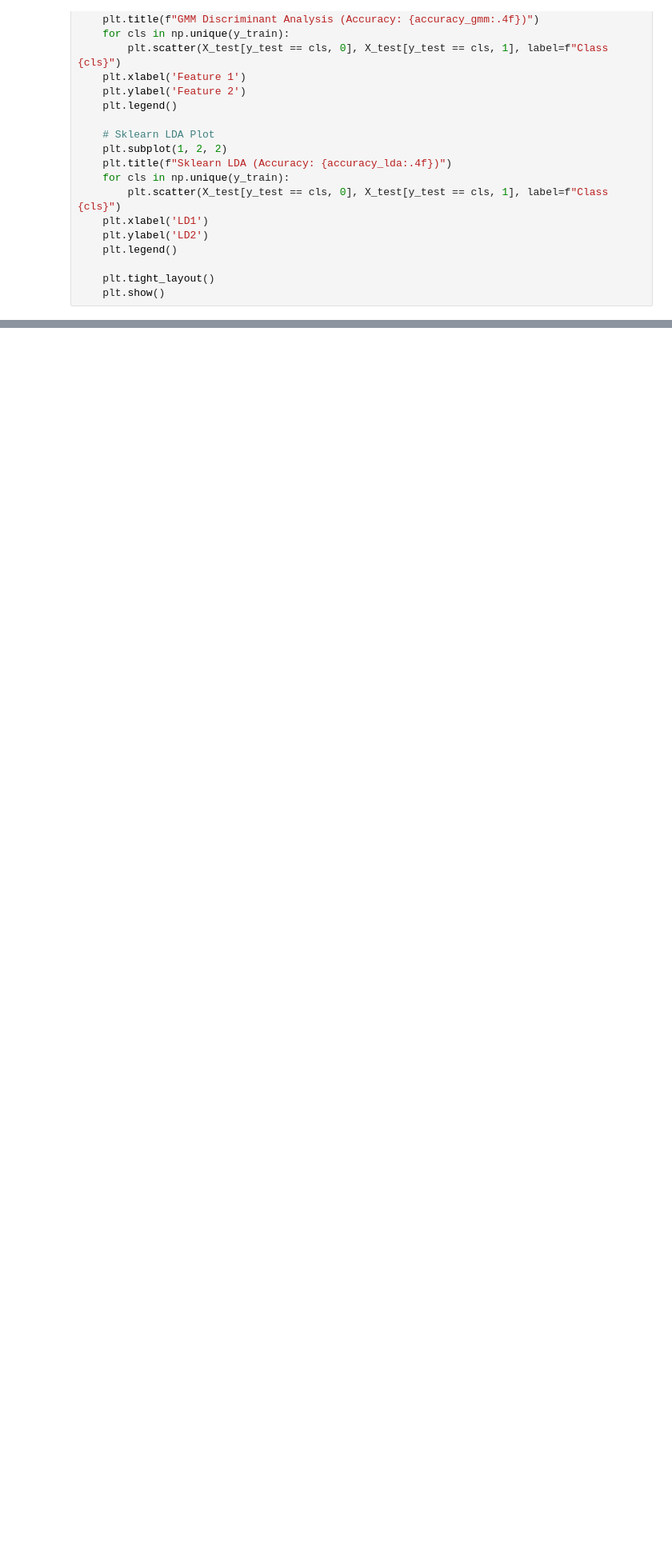
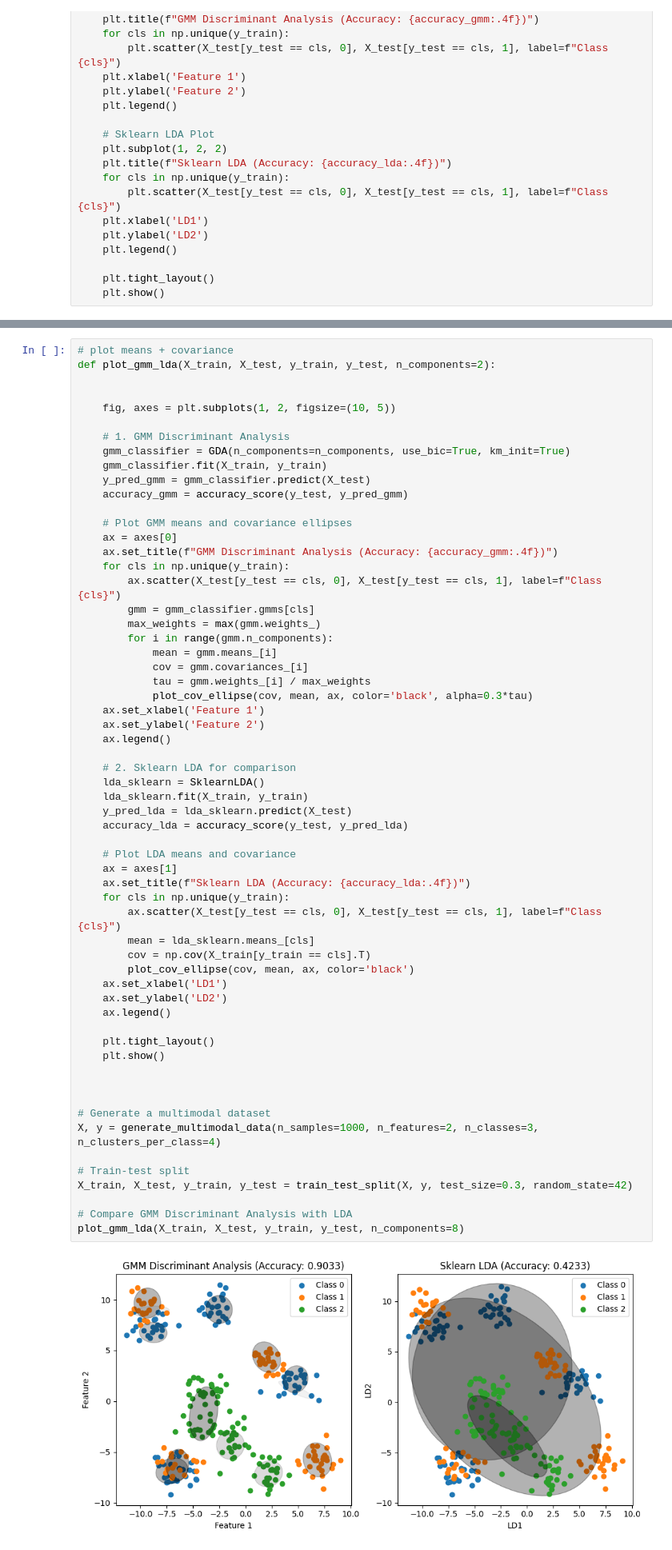
Before and after one commit to IAntoineV/GDA, a Jupyter notebook: experiment.ipynb, the cells around one changed output, grey strips where cells are left out. Shown: that part at 80% size. Saved outputs shown, nothing was run; the diff lists cells and outputs as text; blank space fills up the shorter version.

```diff
--- a/experiment.ipynb
+++ b/experiment.ipynb
@@ -134,4 +128,66 @@ plot_gmm_lda(X_train, X_test, y_train, y_test, n_components=8)
 [figure]
+# %%
+# plot means + covariance
+def plot_gmm_lda(X_train, X_test, y_train, y_test, n_components=2):
+
+
+    fig, axes = plt.subplots(1, 2, figsize=(10, 5))
+
+    # 1. GMM Discriminant Analysis
+    gmm_classifier = GDA(n_components=n_components, use_bic=True, km_init=True)
+    gmm_classifier.fit(X_train, y_train)
+    y_pred_gmm = gmm_classifier.predict(X_test)
+    accuracy_gmm = accuracy_score(y_test, y_pred_gmm)
+
+    # Plot GMM means and covariance ellipses
+    ax = axes[0]
+    ax.set_title(f"GMM Discriminant Analysis (Accuracy: {accuracy_gmm:.4f})")
+    for cls in np.unique(y_train):
+        ax.scatter(X_test[y_test == cls, 0], X_test[y_test == cls, 1], label=f"Class {cls}")
+        gmm = gmm_classifier.gmms[cls]
+        max_weights = max(gmm.weights_)
+        for i in range(gmm.n_components):
+            mean = gmm.means_[i]
+            cov = gmm.covariances_[i]
+            tau = gmm.weights_[i] / max_weights
+            plot_cov_ellipse(cov, mean, ax, color='black', alpha=0.3*tau)
+    ax.set_xlabel('Feature 1')
+    ax.set_ylabel('Feature 2')
+    ax.legend()
+
+    # 2. Sklearn LDA for comparison
+    lda_sklearn = SklearnLDA()
+    lda_sklearn.fit(X_train, y_train)
+    y_pred_lda = lda_sklearn.predict(X_test)
+    accuracy_lda = accuracy_score(y_test, y_pred_lda)
+
+    # Plot LDA means and covariance
+    ax = axes[1]
+    ax.set_title(f"Sklearn LDA (Accuracy: {accuracy_lda:.4f})")
+    for cls in np.unique(y_train):
+        ax.scatter(X_test[y_test == cls, 0], X_test[y_test == cls, 1], label=f"Class {cls}")
+        mean = lda_sklearn.means_[cls]
+        cov = np.cov(X_train[y_train == cls].T)
+        plot_cov_ellipse(cov, mean, ax, color='black')
+    ax.set_xlabel('LD1')
+    ax.set_ylabel('LD2')
+    ax.legend()
+
+    plt.tight_layout()
+    plt.show()
+
+
+
+# Generate a multimodal dataset
+X, y = generate_multimodal_data(n_samples=1000, n_features=2, n_classes=3, n_clusters_per_class=4)
+
+# Train-test split
+X_train, X_test, y_train, y_test = train_test_split(X, y, test_size=0.3, random_state=42)
+
+# Compare GMM Discriminant Analysis with LDA
+plot_gmm_lda(X_train, X_test, y_train, y_test, n_components=8)
+# %% [output]
+[figure, added]
 # %% [markdown]
 ## Mnist tests
 # %%
```
Also changed, not shown: parts of 2 cells of this notebook, 2 other files.
